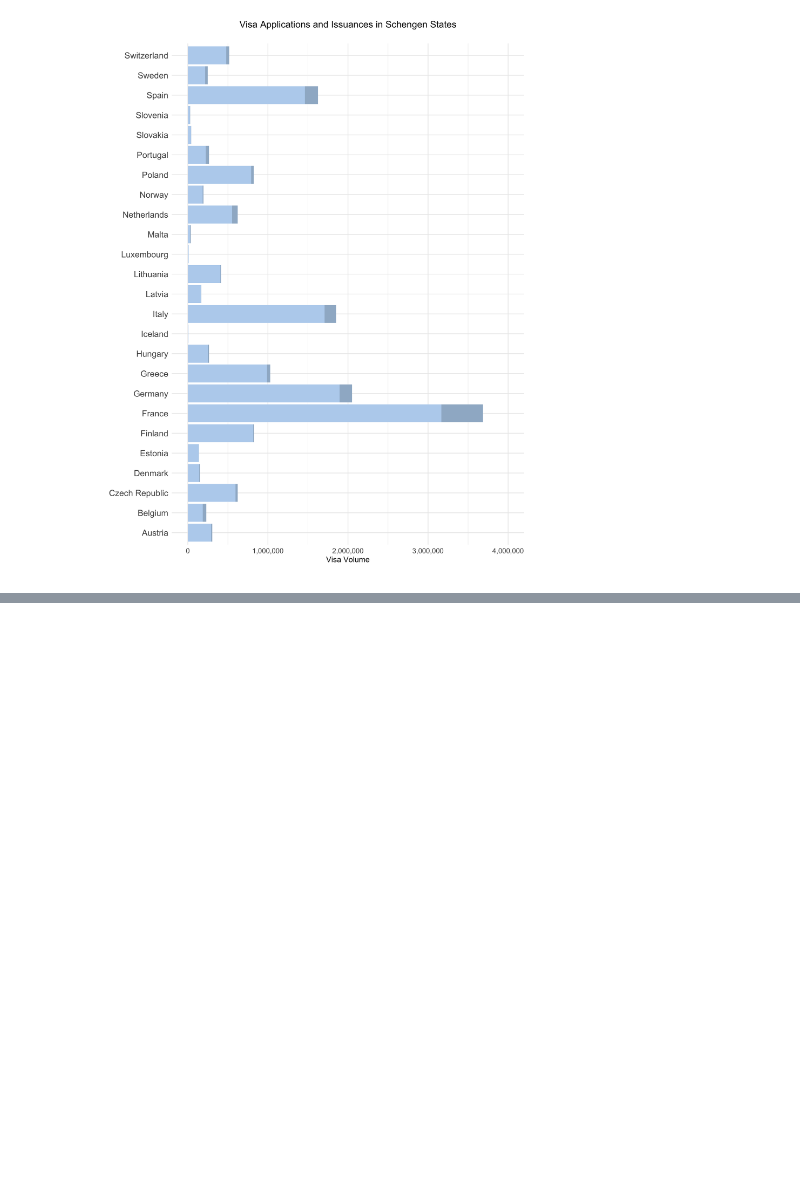
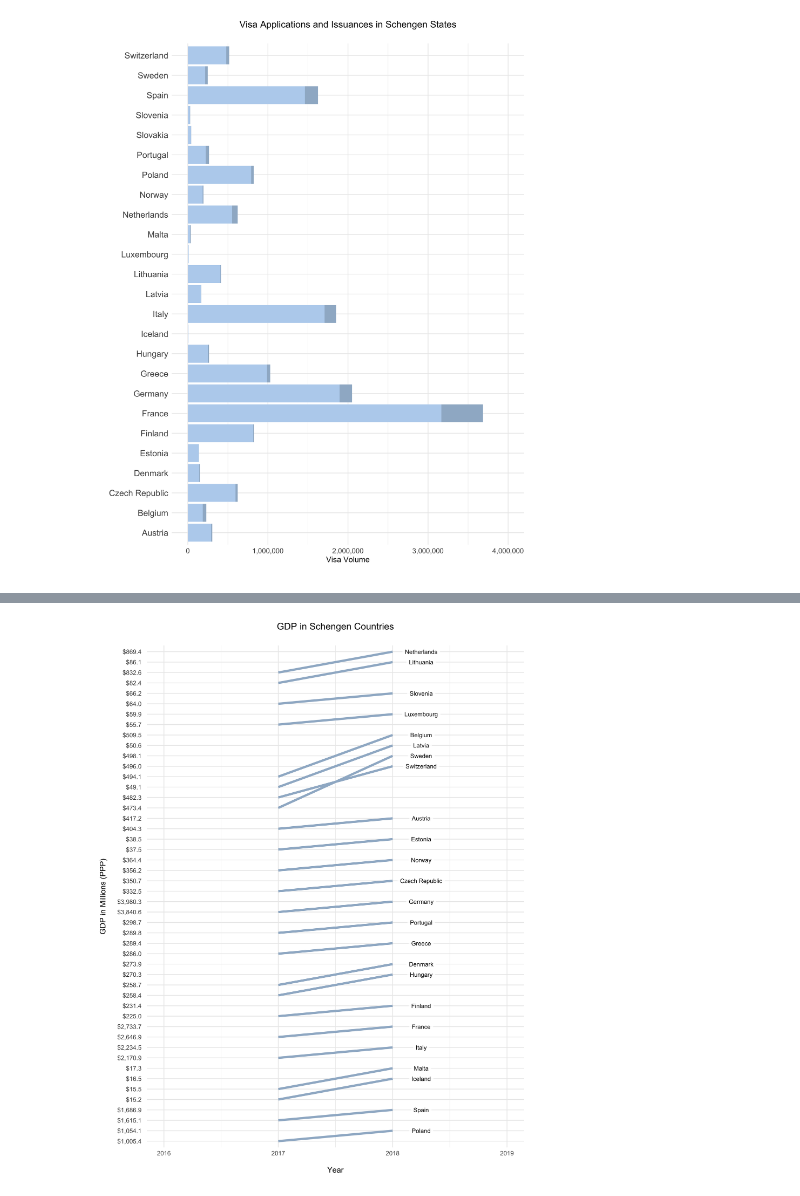
Before and after one commit to hannahlyon/schengen-visa-issuance-statistics, a Jupyter notebook: eda.ipynb, the cells around one changed output, grey strips where cells are left out. Cells and saved outputs as stored; diff of their text form; code cells hidden in the pictures; blank space fills up the shorter version.

Commit message:
finished gdp plot

```diff
--- a/eda.ipynb
+++ b/eda.ipynb
@@ -137,0 +157,8 @@ schengen_efi_2018 = efi_2018.loc[(efi_2018['Country_Name'].isin(['Austria', 'Bel
+# %%
+countries = schengen_efi_2018[['CountryID', 'Country_Name']]
+# %%
+gdp = gdp.merge(countries, left_on = 'CountryID_x', right_on = 'CountryID', how = 'left')
+#gdp = gdp.drop(['CountryID_x', 'CountryID'], axis = 1)
+gdp.loc[(gdp.variable == 'GDP_Billions_PPP_x'), 'Year'] = 2018
+gdp.loc[(gdp.variable == 'GDP_Billions_PPP_y'), 'Year'] = 2017
+gdp
@@ -137,0 +183,4 @@ schengen_efi_2018 = efi_2018.loc[(efi_2018['Country_Name'].isin(['Austria', 'Bel
+# %%
+gdp = gdp.drop(['CountryID_x', 'CountryID', 'variable'], axis = 1)
+# %%
+gdp.columns = ['GDP', 'Country', 'Year']
@@ -137,0 +189,12 @@ schengen_efi_2018 = efi_2018.loc[(efi_2018['Country_Name'].isin(['Austria', 'Bel
+# %%
+%%R -w 8.5 -h 11 --units in -r 400
+
+ggplot() +
+    geom_line(aes(x = Year, y = GDP, group = Country, color = Country), color = 'slategray3', size = 1.5, data = gdp) +
+    scale_x_continuous(limits = c(2016, 2019), breaks = seq(2016, 2019, by = 1)) +
+    geom_label(aes(x = Year, y = GDP, label = Country), alpha = ifelse(gdp$Year == 2018, 0.8, 0), nudge_x = 0.25, color = ifelse(gdp$Year == 2018, 1, 0), size = 3, alpha = 0.6, label.size = 0, data = gdp) +
+    labs(title = 'GDP in Schengen Countries\n', y = 'GDP in Millions (PPP)\n', x = '\nYear') +
+    theme_minimal() +
+    theme(plot.title = element_text(hjust = 0.5))
+# %% [output]
+[figure, added]
```
Also changed, not shown: parts of 7 cells of this notebook.
